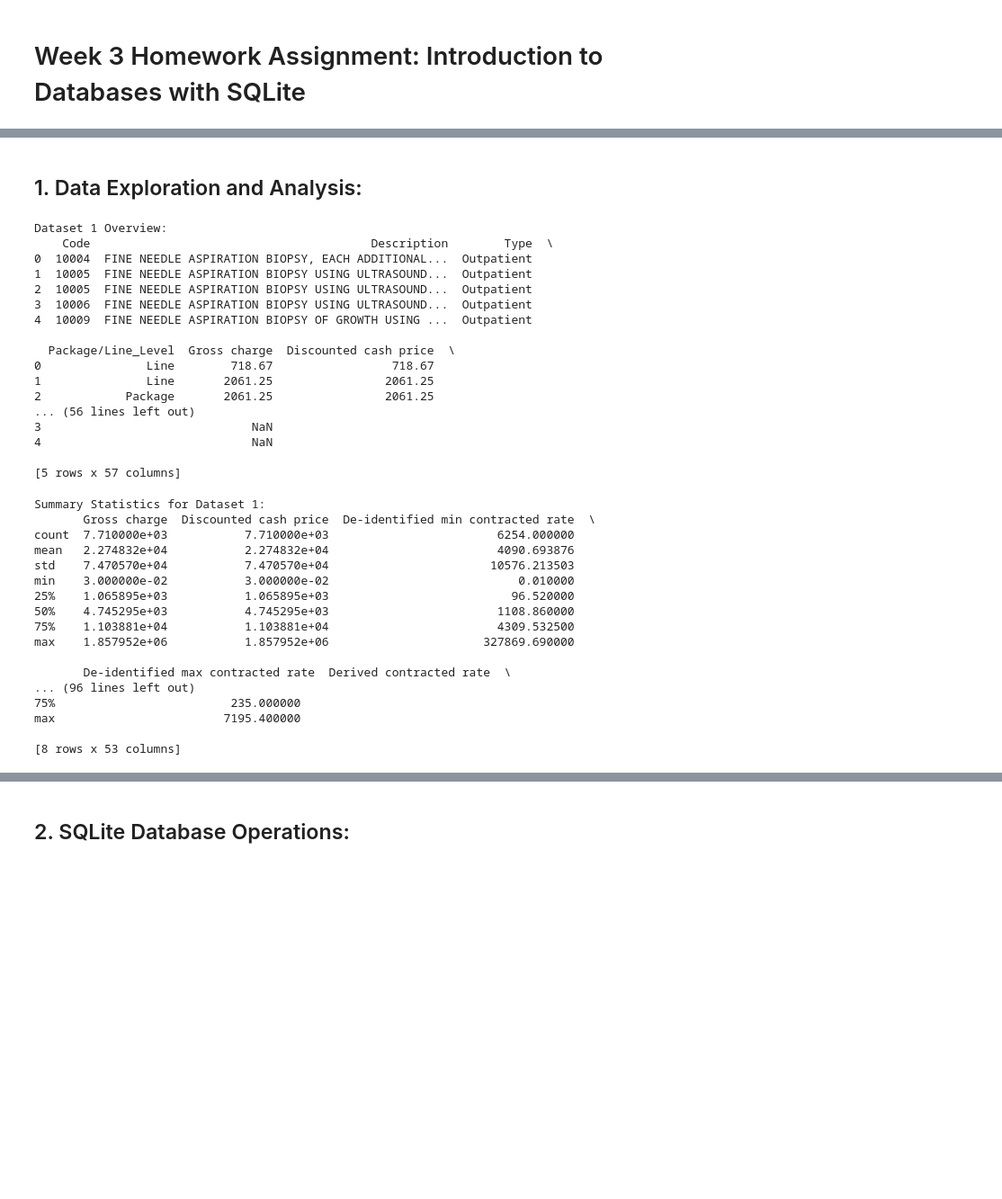
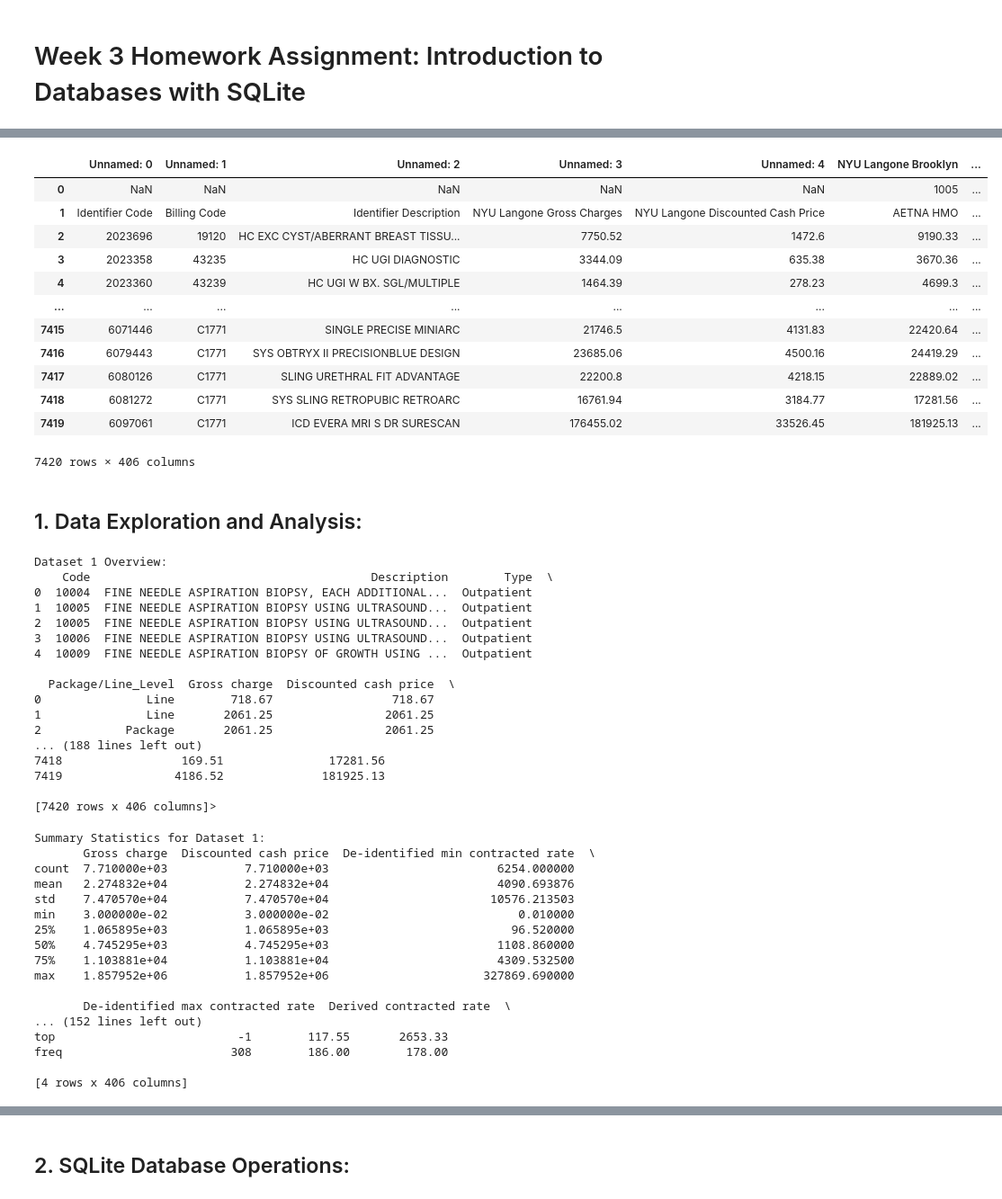
Before and after one commit to Alyssasorensen/sqlite_database_operations, a Jupyter notebook: sqlite_database_operations.ipynb, the cells around one changed output, grey strips where cells are left out. Shown: that part at 90% size. Cells and saved outputs as stored; diff of their text form; code cells hidden in the pictures; blank space fills up the shorter version.

```diff
--- a/sqlite_database_operations.ipynb
+++ b/sqlite_database_operations.ipynb
@@ -5,2 +37,18 @@
+# %%
+nyu
+# %% [output]
+|  | Unnamed: 0 | Unnamed: 1 | Unnamed: 2 | Unnamed: 3 | Unnamed: 4 | NYU Langone Brooklyn | ... |
+| 0 | NaN | NaN | NaN | NaN | NaN | 1005 | ... |
+| 1 | Identifier Code | Billing Code | Identifier Description | NYU Langone Gross Charges | NYU Langone Discounted Cash Price | AETNA HMO | ... |
+| 2 | 2023696 | 19120 | HC EXC CYST/ABERRANT BREAST TISSU... | 7750.52 | 1472.6 | 9190.33 | ... |
+| 3 | 2023358 | 43235 | HC UGI DIAGNOSTIC | 3344.09 | 635.38 | 3670.36 | ... |
+| 4 | 2023360 | 43239 | HC UGI W BX. SGL/MULTIPLE | 1464.39 | 278.23 | 4699.3 | ... |
+| ... | ... | ... | ... | ... | ... | ... | ... |
+| 7415 | 6071446 | C1771 | SINGLE PRECISE MINIARC | 21746.5 | 4131.83 | 22420.64 | ... |
+| 7416 | 6079443 | C1771 | SYS OBTRYX II PRECISIONBLUE DESIGN | 23685.06 | 4500.16 | 24419.29 | ... |
+| 7417 | 6080126 | C1771 | SLING URETHRAL FIT ADVANTAGE | 22200.8 | 4218.15 | 22889.02 | ... |
+| 7418 | 6081272 | C1771 | SYS SLING RETROPUBIC RETROARC | 16761.94 | 3184.77 | 17281.56 | ... |
+| 7419 | 6097061 | C1771 | ICD EVERA MRI S DR SURESCAN | 176455.02 | 33526.45 | 181925.13 | ... |
+7420 rows × 406 columns
 # %% [markdown]
 ## 1. Data Exploration and Analysis:
@@ -13,6 +55,8 @@ df1 = pd.read_csv('https://raw.githubusercontent.com/Alyssasorensen/sqlite_datab
 # %%
 print("Dataset 1 Overview:")
-print(df1.head())
+print(sbm.head())
+print("Dataset 2 Overview")
+print(nyu.head)
 # %% [output]
 Dataset 1 Overview:
     Code                                        Description        Type  \
@@ -26,14 +70,16 @@ Dataset 1 Overview:
 0               Line        718.67                 718.67
 1               Line       2061.25                2061.25
 2            Package       2061.25                2061.25
-... (56 lines left out)
-3                              NaN
-4                              NaN
+... (188 lines left out)
+7418                 169.51               17281.56
+7419                4186.52              181925.13
 
-[5 rows x 57 columns]
+[7420 rows x 406 columns]>
 # %%
 print("Summary Statistics for Dataset 1:")
-print(df1.describe())
+print(sbm.describe())
+print("Summary Statistics for Dataset 2:")
+print(nyu.describe())
 # %% [output]
 Summary Statistics for Dataset 1:
        Gross charge  Discounted cash price  De-identified min contracted rate  \
@@ -47,8 +93,8 @@ min    3.000000e-02           3.000000e-02                           0.010000
 max    1.857952e+06           1.857952e+06                      327869.690000
 
        De-identified max contracted rate  Derived contracted rate  \
-... (96 lines left out)
-75%                         235.000000
-max                        7195.400000
+... (152 lines left out)
+top                          -1        117.55       2653.33
+freq                        308        186.00        178.00
 
-[8 rows x 53 columns]
+[4 rows x 406 columns]
```
Also changed, not shown: parts of 33 cells of this notebook.
